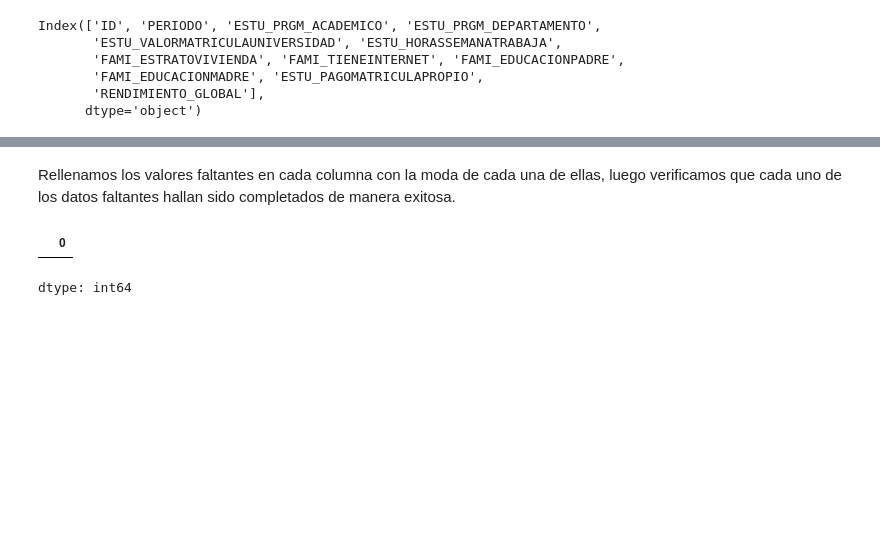
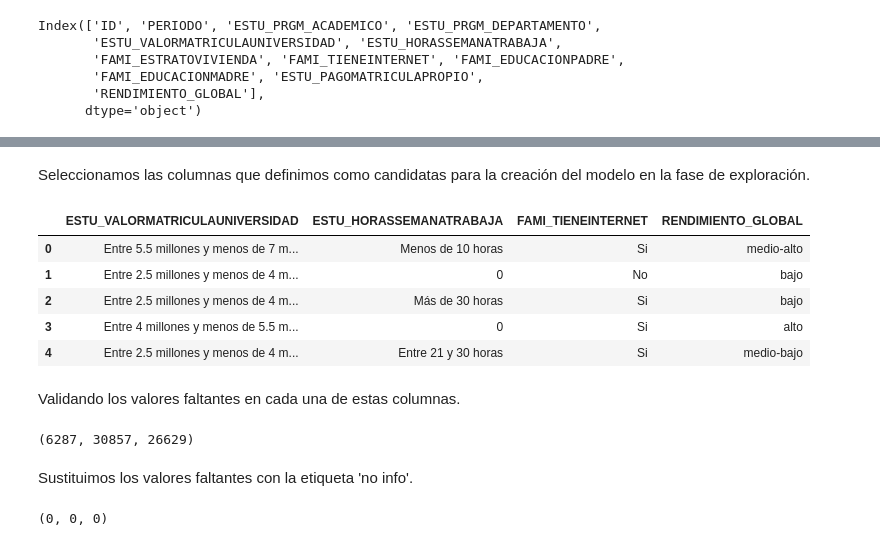
Before and after one commit to weimarquintero/UDEA-ai4eng-20242, a Jupyter notebook: 02 - preprocesado.ipynb, the cells around one changed output, grey strips where cells are left out. Drawn from its saved outputs; the diff is of its cells as text; code cells hidden in the pictures; blank space fills up the shorter version.

```diff
--- a/02 - preprocesado.ipynb
+++ b/02 - preprocesado.ipynb
@@ -74,12 +57,20 @@ columns_with_missing_values = [
-# %% [markdown]
-Rellenamos los valores faltantes en cada columna con la moda de cada una de ellas, luego verificamos que cada uno de los datos faltantes hallan sido completados de manera exitosa.
-# %%
-for column in columns_with_missing_values:
-    mode_value = df_train[column].mode()[0]
-    df_train[column].fillna(mode_value, inplace=True)
-# %%
-f = df_train.isna().sum()
-f[f!=0]
-# %% [output]
-|  | 0 |
-dtype: int64
+# %% [markdown]
+Seleccionamos las columnas que definimos como candidatas para la creación del modelo en la fase de exploración.
+# %%
+df_train = df_train[['ESTU_VALORMATRICULAUNIVERSIDAD','ESTU_HORASSEMANATRABAJA','FAMI_TIENEINTERNET','RENDIMIENTO_GLOBAL']]
+df_train.head()
+# %% [output]
+|  | ESTU_VALORMATRICULAUNIVERSIDAD | ESTU_HORASSEMANATRABAJA | FAMI_TIENEINTERNET | RENDIMIENTO_GLOBAL |
+| 0 | Entre 5.5 millones y menos de 7 m... | Menos de 10 horas | Si | medio-alto |
+| 1 | Entre 2.5 millones y menos de 4 m... | 0 | No | bajo |
+| 2 | Entre 2.5 millones y menos de 4 m... | Más de 30 horas | Si | bajo |
+| 3 | Entre 4 millones y menos de 5.5 m... | 0 | Si | alto |
+| 4 | Entre 2.5 millones y menos de 4 m... | Entre 21 y 30 horas | Si | medio-bajo |
+# %% [markdown]
+Validando los valores faltantes en cada una de estas columnas.
+# %%
+sum(df_train.ESTU_VALORMATRICULAUNIVERSIDAD.isna()), sum(df_train.ESTU_HORASSEMANATRABAJA.isna()), sum(df_train.FAMI_TIENEINTERNET.isna())
+# %% [output]
+(6287, 30857, 26629)
+# %% [markdown]
+Sustituimos los valores faltantes con la etiqueta 'no info'.
@@ -85,0 +81,4 @@ dtype: int64
+# %%
+sum(df_train.ESTU_VALORMATRICULAUNIVERSIDAD.isna()), sum(df_train.ESTU_HORASSEMANATRABAJA.isna()), sum(df_train.FAMI_TIENEINTERNET.isna())
+# %% [output]
+(0, 0, 0)
```
Also changed, not shown: parts of 17 cells of this notebook.
